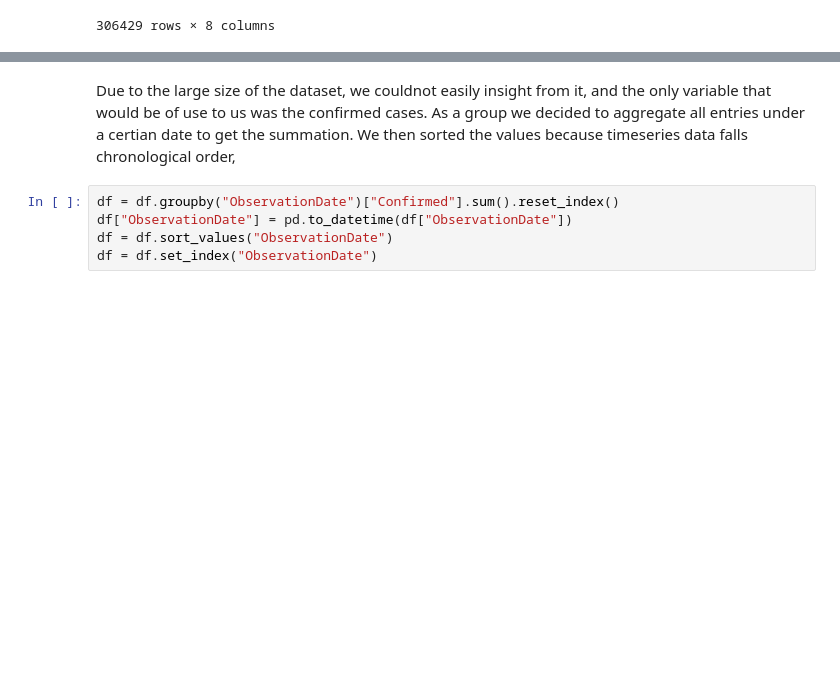
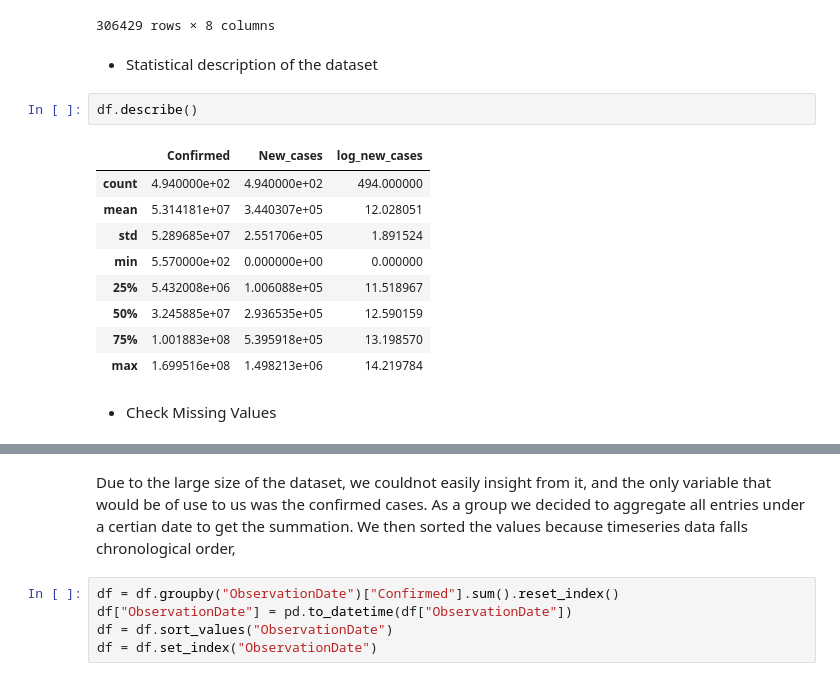
Before and after one commit to Agumekenneth/Group_One-Health-and-Biology-, a Jupyter notebook: takbir.ipynb, the cells around one changed output, grey strips where cells are left out. Cells and saved outputs as stored; diff of their text form; blank space fills up the shorter version.

```diff
--- a/takbir.ipynb
+++ b/takbir.ipynb
@@ -41,3 +41,19 @@ df
 | 306427 | 306428 | 05/29/2021 | Zhytomyr Oblast | Ukraine | 2021-05-30 04:20:55 | 87550.0 | 1738.0 | 83790.0 |
 | 306428 | 306429 | 05/29/2021 | Zuid-Holland | Netherlands | 2021-05-30 04:20:55 | 391559.0 | 4252.0 | 0.0 |
 306429 rows × 8 columns
+# %% [markdown]
+- Statistical description of the dataset
+# %%
+df.describe()
+# %% [output]
+|  | Confirmed | New_cases | log_new_cases |
+| count | 4.940000e+02 | 4.940000e+02 | 494.000000 |
+| mean | 5.314181e+07 | 3.440307e+05 | 12.028051 |
+| std | 5.289685e+07 | 2.551706e+05 | 1.891524 |
+| min | 5.570000e+02 | 0.000000e+00 | 0.000000 |
+| 25% | 5.432008e+06 | 1.006088e+05 | 11.518967 |
+| 50% | 3.245885e+07 | 2.936535e+05 | 12.590159 |
+| 75% | 1.001883e+08 | 5.395918e+05 | 13.198570 |
+| max | 1.699516e+08 | 1.498213e+06 | 14.219784 |
+# %% [markdown]
+- Check Missing Values
```
Also changed, not shown: parts of 2 cells of this notebook.
